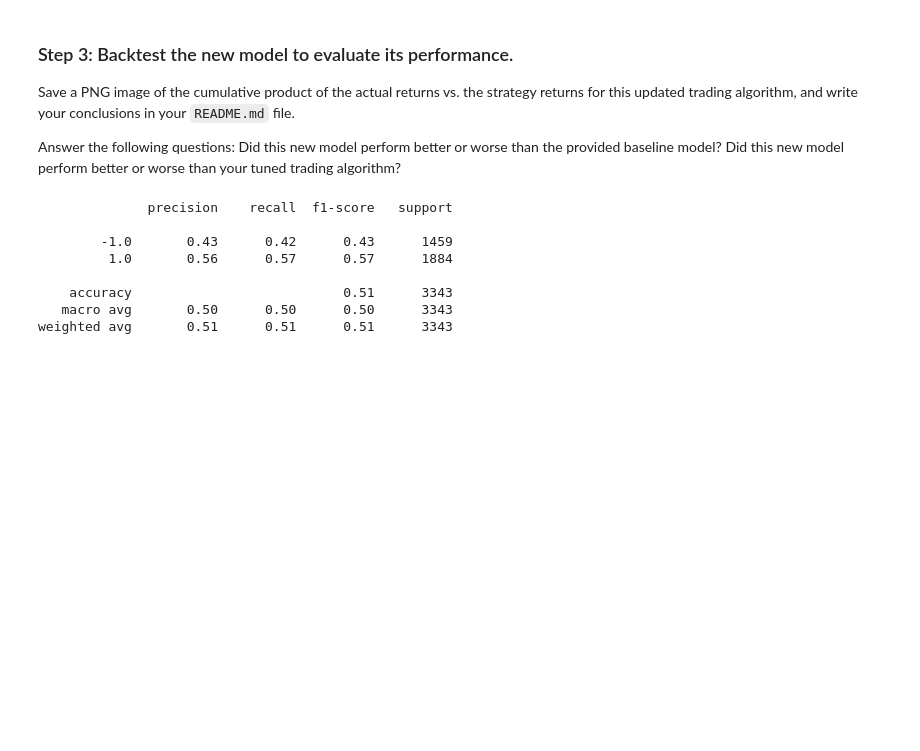
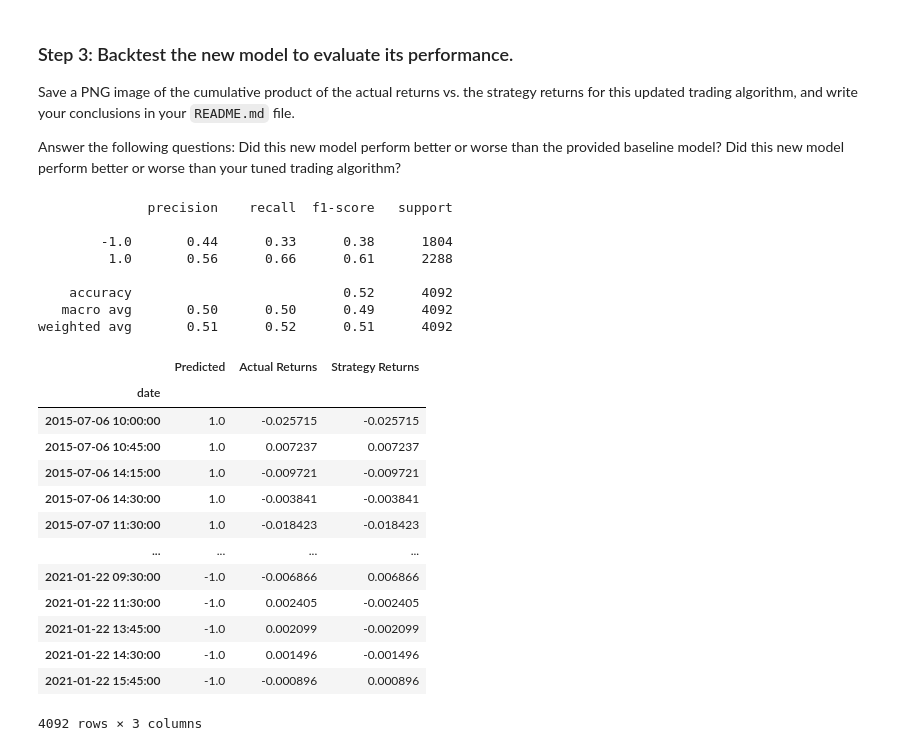
Before and after one commit to ScottyCodeman/Module-14, a Jupyter notebook: machine_learning_trading_bot.ipynb, the cells around one changed output. Cells and saved outputs as stored; diff of their text form; code cells hidden in the pictures; blank space fills up the shorter version.

```diff
--- a/machine_learning_trading_bot.ipynb
+++ b/machine_learning_trading_bot.ipynb
@@ -444,19 +444,54 @@ Did this new model perform better or worse than the provided baseline model?
 Did this new model perform better or worse than your tuned trading algorithm?
 # %%
 # Use a classification report to evaluate the model using the predictions and testing data
-gb_predictions = classification_report(y_test_new, pred)
+signal_predictions = classification_report(y_test, pred)
+
 
 # Print the classification report
-print(gb_predictions)
+print(signal_predictions)
 # %% [output]
               precision    recall  f1-score   support
 
-        -1.0       0.43      0.42      0.43      1459
-         1.0       0.56      0.57      0.57      1884
+        -1.0       0.44      0.33      0.38      1804
+         1.0       0.56      0.66      0.61      2288
 
-    accuracy                           0.51      3343
-   macro avg       0.50      0.50      0.50      3343
-weighted avg       0.51      0.51      0.51      3343
+    accuracy                           0.52      4092
+   macro avg       0.50      0.50      0.49      4092
+weighted avg       0.51      0.52      0.51      4092
+# %%
+# Create a new empty predictions DataFrame.
+second_predictions_df = pd.DataFrame(index=X_test.index)
+
+# Create a predictions DataFrame
+
+
+
+# Add the SVM model predictions to the DataFrame
+second_predictions_df['Predicted'] = pred
+
+# Add the actual returns to the DataFrame
+second_predictions_df["Actual Returns"] = signals_df["Actual Returns"]
+
+# Add the strategy returns to the DataFrame
+second_predictions_df['Strategy Returns'] = second_predictions_df["Actual Returns"] * pred
+
+# Review the DataFrame
+second_predictions_df
+# %% [output]
+|  | Predicted | Actual Returns | Strategy Returns |
+| date |  |  |  |
+| 2015-07-06 10:00:00 | 1.0 | -0.025715 | -0.025715 |
+| 2015-07-06 10:45:00 | 1.0 | 0.007237 | 0.007237 |
+| 2015-07-06 14:15:00 | 1.0 | -0.009721 | -0.009721 |
+| 2015-07-06 14:30:00 | 1.0 | -0.003841 | -0.003841 |
+| 2015-07-07 11:30:00 | 1.0 | -0.018423 | -0.018423 |
+| ... | ... | ... | ... |
+| 2021-01-22 09:30:00 | -1.0 | -0.006866 | 0.006866 |
+| 2021-01-22 11:30:00 | -1.0 | 0.002405 | -0.002405 |
+| 2021-01-22 13:45:00 | -1.0 | 0.002099 | -0.002099 |
+| 2021-01-22 14:30:00 | -1.0 | 0.001496 | -0.001496 |
+| 2021-01-22 15:45:00 | -1.0 | -0.000896 | 0.000896 |
+4092 rows × 3 columns
 # %%
 # Plot the actual returns versus the strategy returns
 (1 + second_predictions_df[["Actual Returns", "Strategy Returns"]]).cumprod().hvplot()
```
Also changed, not shown: 5 other files.
